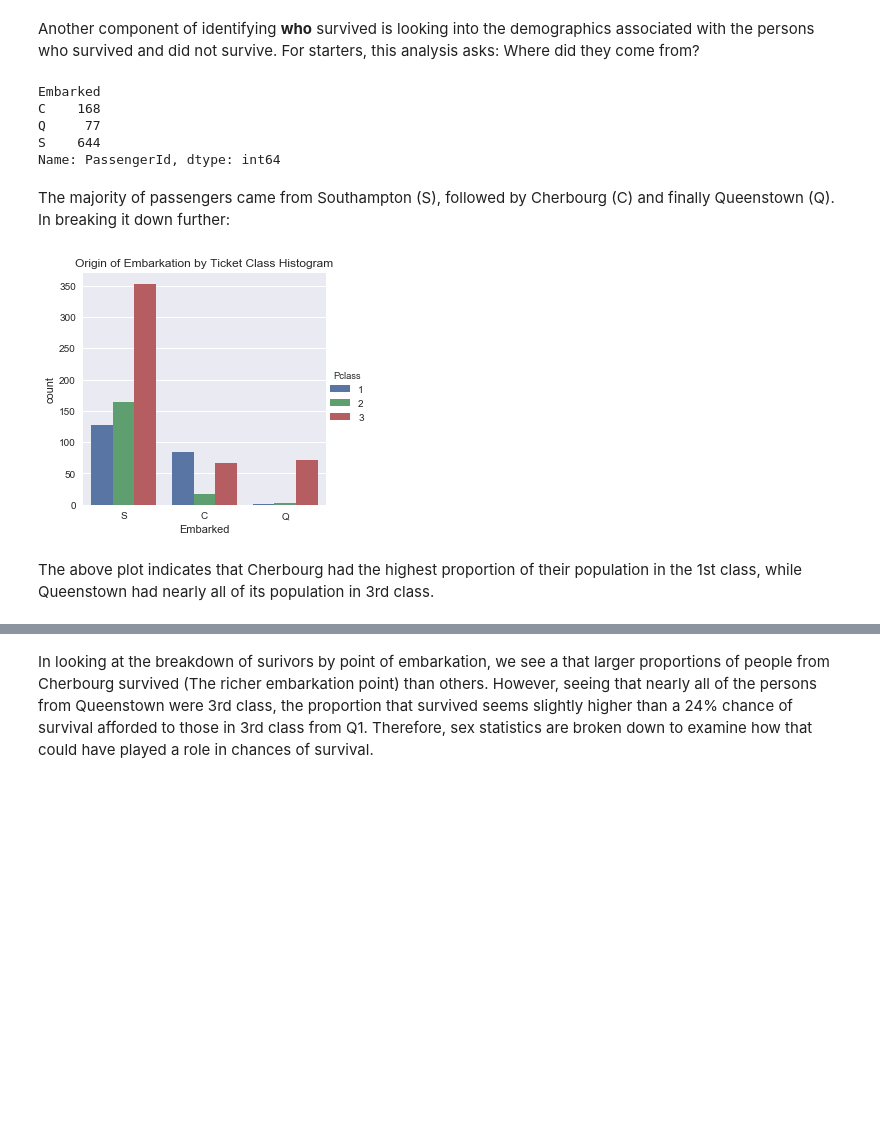
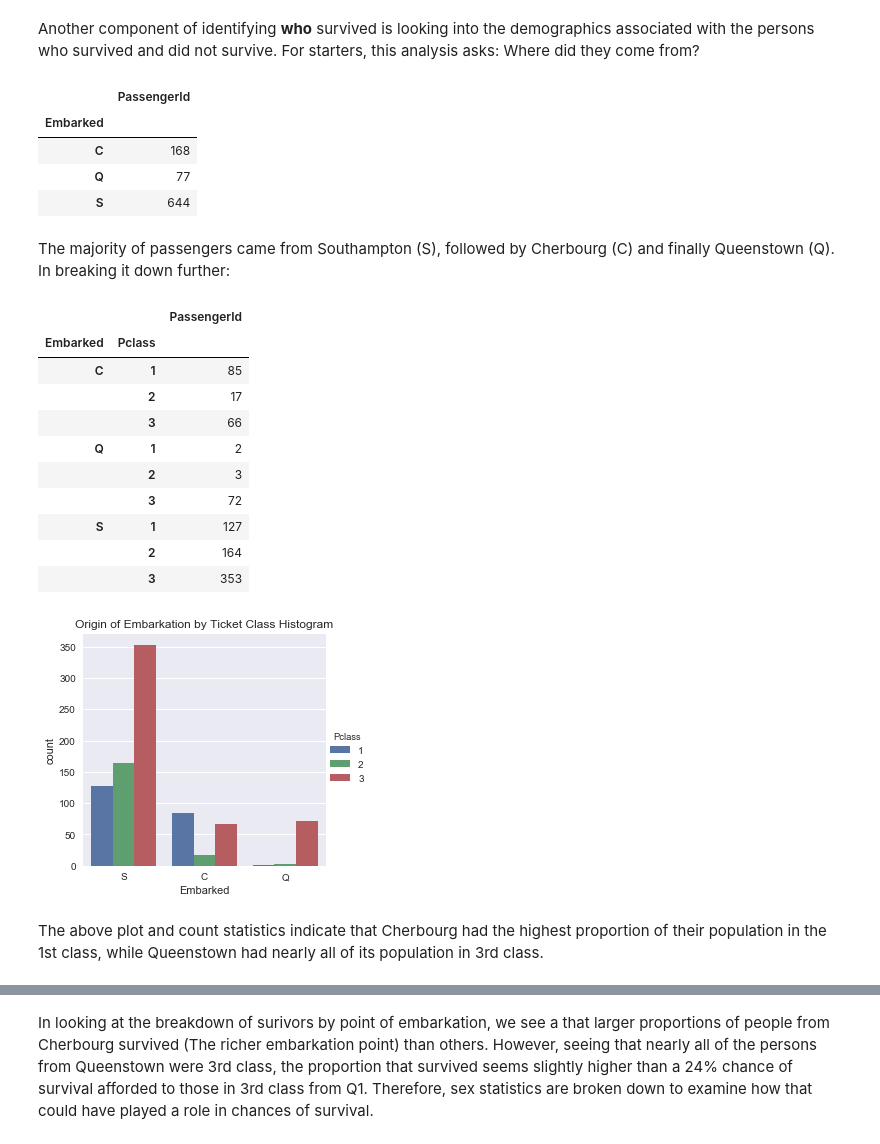
Before and after one commit to jaottavi/Titanic_Data_Analyst, a Jupyter notebook: Titanic-Project.ipynb, the cells around one changed output, grey strips where cells are left out. Saved outputs shown, nothing was run; the diff lists cells and outputs as text; code cells hidden in the pictures; blank space fills up the shorter version.

```diff
--- a/Titanic-Project.ipynb
+++ b/Titanic-Project.ipynb
@@ -124,21 +158,34 @@ The stark differences observed in survival rates across groups give a higher lev
 # %% [markdown]
 Another component of identifying **who** survived is looking into the demographics associated with the persons who survived and did not survive. For starters, this analysis asks: Where did they come from?
 # %%
-titanic.groupby('Embarked').count()['PassengerId']
+display(pd.DataFrame(titanic.groupby('Embarked').count().PassengerId))
 # %% [output]
-Embarked
-C    168
-Q     77
-S    644
-Name: PassengerId, dtype: int64
+|  | PassengerId |
+| Embarked |  |
+| C | 168 |
+| Q | 77 |
+| S | 644 |
 # %% [markdown]
 The majority of passengers came from Southampton (S), followed by Cherbourg (C) and finally Queenstown (Q). In breaking it down further:
 # %%
+display(pd.DataFrame(titanic.groupby(['Embarked', 'Pclass']).count().PassengerId))
+
 sns.factorplot(x = 'Embarked', hue = 'Pclass', kind = 'count', data = titanic)
 plt.title('Origin of Embarkation by Ticket Class Histogram')
 plt.show()
 # %% [output]
+|  |  | PassengerId |
+| Embarked | Pclass |  |
+| C | 1 | 85 |
+|  | 2 | 17 |
+|  | 3 | 66 |
+| Q | 1 | 2 |
+|  | 2 | 3 |
+|  | 3 | 72 |
+| S | 1 | 127 |
+|  | 2 | 164 |
+|  | 3 | 353 |
 [figure]
 # %% [markdown]
-The above plot indicates that Cherbourg had the highest proportion  of their population in the 1st class, while Queenstown had nearly all of its population in 3rd class.
+The above plot and count statistics indicate that Cherbourg had the highest proportion  of their population in the 1st class, while Queenstown had nearly all of its population in 3rd class.
 # %%
```
Also changed, not shown: parts of 8 cells of this notebook, 1 other file.
